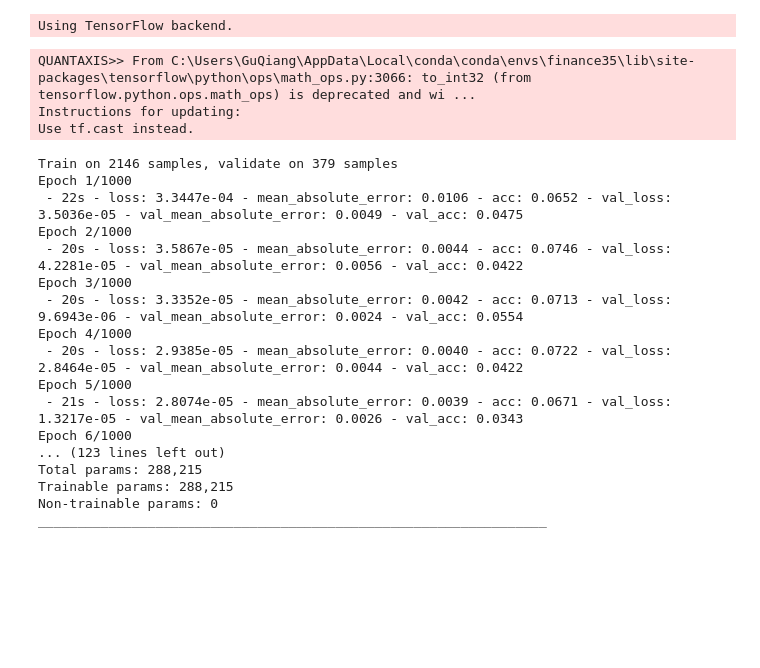
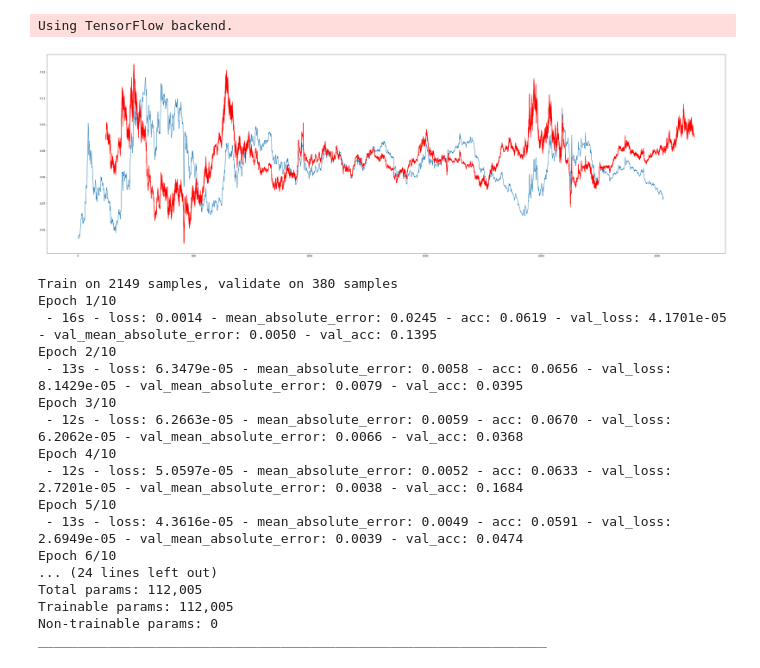
Before and after one commit to GuQiangJS/LSTM-for-Stock, a Jupyter notebook: samples/sample.ipynb, the cells around one changed output. Saved outputs shown, nothing was run; the diff lists cells and outputs as text; code cells hidden in the pictures; blank space fills up the shorter version.

```diff
--- a/samples/sample.ipynb
+++ b/samples/sample.ipynb
@@ -22,36 +34,44 @@ comp = {"optimizer": "adam",
 norm = True
 days = 15
 window = 120
-layers = [{'units': 100, 'type': 'lstm','return_sequences':True},
-          {'rate': 0.15, 'type': 'dropout'},
-          {'units': 200, 'type': 'lstm','return_sequences':False},
-    {'units': days, 'type': 'dense', 'activation': 'linear'}]
-train = {'epochs': 1000, 'verbose': 2, 'validation_split': 0.15}
-
+layers = [{'units': 50, 'type': 'lstm','return_sequences':True},
+          {'units': 100, 'type': 'lstm','return_sequences':True},
+          {'units': 50, 'type': 'lstm','return_sequences':True},
+          {'units': 25, 'type': 'lstm','return_sequences':True},
+          {'units': 10, 'type': 'lstm','return_sequences':False},
+    {'units': days, 'type': 'dense'}]
+train = {'epochs': 10, 'verbose': 2, 'validation_split': 0.15}
+evaluate={}
 model.build_model(layers, comp)
-X, Y = dataloader.get_train_data(window, days, norm)
-history = model.train(X, Y, train)
+# X_val,Y_val=dataloader.get_valid_data(window,days, norm)
+# score=model.evaluate(X_val,Y_val,evaluate)
+# for i in range(len(model.model.metrics_names)):
+#     print('{0}:{1}'.format(model.model.metrics_names[i],score[i]))
-# %% [output]
-QUANTAXIS>> From C:\Users\GuQiang\AppData\Local\conda\conda\envs\finance35\lib\site-packages\tensorflow\python\ops\math_ops.py:3066: to_int32 (from tensorflow.python.ops.math_ops) is deprecated and wi ...
-Instructions for updating:
-Use tf.cast instead.
-Train on 2146 samples, validate on 379 samples
-Epoch 1/1000
- - 22s - loss: 3.3447e-04 - mean_absolute_error: 0.0106 - acc: 0.0652 - val_loss: 3.5036e-05 - val_mean_absolute_error: 0.0049 - val_acc: 0.0475
-Epoch 2/1000
- - 20s - loss: 3.5867e-05 - mean_absolute_error: 0.0044 - acc: 0.0746 - val_loss: 4.2281e-05 - val_mean_absolute_error: 0.0056 - val_acc: 0.0422
-Epoch 3/1000
- - 20s - loss: 3.3352e-05 - mean_absolute_error: 0.0042 - acc: 0.0713 - val_loss: 9.6943e-06 - val_mean_absolute_error: 0.0024 - val_acc: 0.0554
-Epoch 4/1000
- - 20s - loss: 2.9385e-05 - mean_absolute_error: 0.0040 - acc: 0.0722 - val_loss: 2.8464e-05 - val_mean_absolute_error: 0.0044 - val_acc: 0.0422
-Epoch 5/1000
- - 21s - loss: 2.8074e-05 - mean_absolute_error: 0.0039 - acc: 0.0671 - val_loss: 1.3217e-05 - val_mean_absolute_error: 0.0026 - val_acc: 0.0343
-Epoch 6/1000
-... (123 lines left out)
-Total params: 288,215
-Trainable params: 288,215
-Non-trainable params: 0
-_________________________________________________________________
+# %%
+X, Y = dataloader.get_train_data(window, days, norm)
+plot(X[:,0,0],list(Y),window=window,step=1)
+# %% [output]
+[figure, added]
+# %%
+history = model.train(X, Y, train)
+# %% [output]
+Train on 2149 samples, validate on 380 samples
+Epoch 1/10
+ - 16s - loss: 0.0014 - mean_absolute_error: 0.0245 - acc: 0.0619 - val_loss: 4.1701e-05 - val_mean_absolute_error: 0.0050 - val_acc: 0.1395
+Epoch 2/10
+ - 13s - loss: 6.3479e-05 - mean_absolute_error: 0.0058 - acc: 0.0656 - val_loss: 8.1429e-05 - val_mean_absolute_error: 0.0079 - val_acc: 0.0395
+Epoch 3/10
+ - 12s - loss: 6.2663e-05 - mean_absolute_error: 0.0059 - acc: 0.0670 - val_loss: 6.2062e-05 - val_mean_absolute_error: 0.0066 - val_acc: 0.0368
+Epoch 4/10
+ - 12s - loss: 5.0597e-05 - mean_absolute_error: 0.0052 - acc: 0.0633 - val_loss: 2.7201e-05 - val_mean_absolute_error: 0.0038 - val_acc: 0.1684
+Epoch 5/10
+ - 13s - loss: 4.3616e-05 - mean_absolute_error: 0.0049 - acc: 0.0591 - val_loss: 2.6949e-05 - val_mean_absolute_error: 0.0039 - val_acc: 0.0474
+Epoch 6/10
+... (24 lines left out)
+Total params: 112,005
+Trainable params: 112,005
+Non-trainable params: 0
+_________________________________________________________________
 # %%
 import matplotlib.pyplot as plt
 
```
Also changed, not shown: parts of 17 cells of this notebook, 1 other file.
